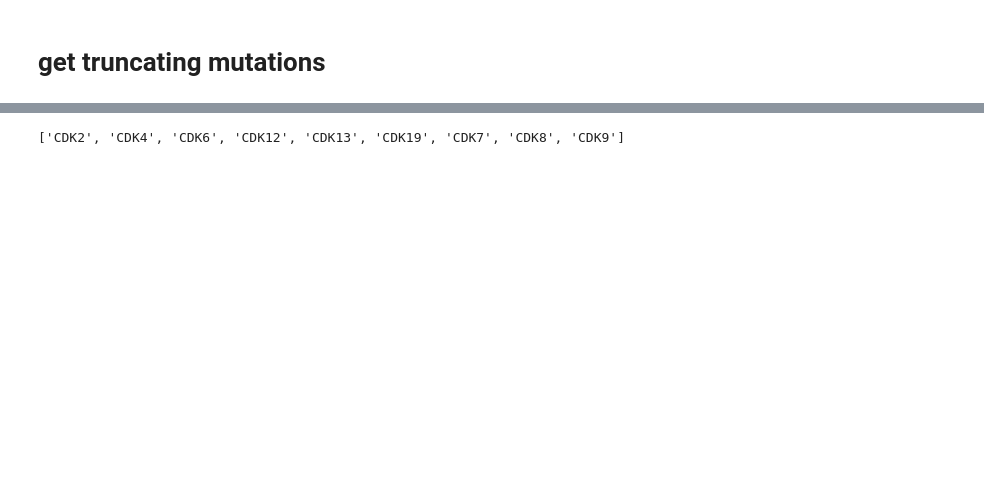
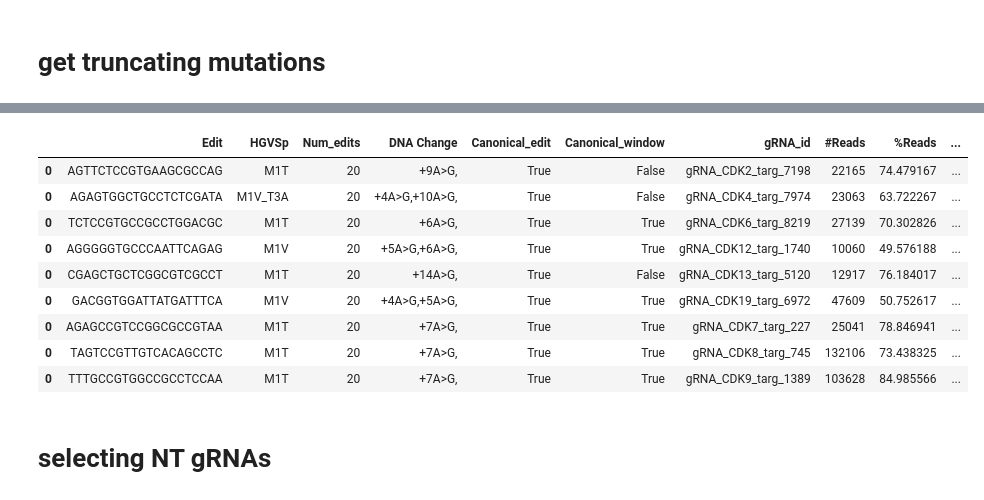
Before and after one commit to samgould2/CDK-BE-mutagenesis, a Jupyter notebook: notebooks/13_CROP-seq_library/CROPseq_lib.ipynb, the cells around one changed output, grey strips where cells are left out. Cells and saved outputs as stored; diff of their text form; code cells hidden in the pictures; blank space fills up the shorter version.

```diff
--- a/notebooks/13_CROP-seq_library/CROPseq_lib.ipynb
+++ b/notebooks/13_CROP-seq_library/CROPseq_lib.ipynb
@@ -275,0 +362,18 @@ print(len(cbe_merged_filtered))
+# %%
+#---merge
+abe_merged_fitness = pd.merge(ABE_edit_info_fitness, fit_abe, on='gRNA_id', how='outer')
+cbe_merged_fitness = pd.merge(CBE_edit_info_fitness, fit_cbe, on='gRNA_id', how='outer')
+
+#---filtration
+editing_cutoff = 20
+base_min = 100
+noncanonical_perc_max = 50
+
+abe_merged_filtered_fitness = abe_merged_fitness[(abe_merged_fitness['classification']=='targeting') & (abe_merged_fitness['Top_HGVSp']!='WT')]
+cbe_merged_filtered_fitness = cbe_merged_fitness[(cbe_merged_fitness['classification']=='targeting') & (cbe_merged_fitness['Top_HGVSp']!='WT')]
+
+cbe_merged_filtered_fitness = cbe_merged_filtered_fitness[(cbe_merged_filtered_fitness['Top_HGVSp_%Reads_adjusted']>editing_cutoff) & (cbe_merged_filtered_fitness['NonCanonical_%Reads']<noncanonical_perc_max) & (cbe_merged_filtered_fitness['base_RAW_Plasmid']>base_min)].sort_values(by='gene')
+abe_merged_filtered_fitness = abe_merged_filtered_fitness[(abe_merged_filtered_fitness['Top_HGVSp_%Reads_adjusted']>editing_cutoff) & (abe_merged_filtered_fitness['NonCanonical_%Reads']<noncanonical_perc_max) & (abe_merged_filtered_fitness['base_RAW_Plasmid']>base_min)].sort_values(by='gene')
+
+print(len(abe_merged_filtered_fitness))
+print(len(cbe_merged_filtered_fitness))
@@ -282,8 +658,10 @@ cbe_merged_filtered.to_excel('CBE_merged_filtered.xlsx', index=False)
 # %%
 ters_CBE = [i for i in CBE_canonical_edits['HGVSp'].unique() if '*' in i]
 
-ters_ABE = [i for i in ABE_canonical_edits['HGVSp'].unique() if '*' in i]
+#for ABE, get the gRNAs that target the first codon (phenocopy a truncation)
+ters_ABE = [i for i in ABE_canonical_edits['HGVSp'].unique() if ('M1T' in i) or ('M1V' in i)]
 
+ter_ABE = ABE_canonical_edits[ABE_canonical_edits['HGVSp'].isin(ters_ABE)].sort_values(by='%Reads', ascending=False).reset_index(drop=True)
 ter = CBE_canonical_edits[CBE_canonical_edits['HGVSp'].isin(ters_CBE)].sort_values(by='%Reads', ascending=False).reset_index(drop=True)
 
 genes = list(CBE_canonical_edits['Gene'].unique())
@@ -291,7 +669,20 @@ genes = list(CBE_canonical_edits['Gene'].unique())
 toph = []
 for gene in genes:
     subset = ter[ter['Gene']==gene].sort_values(by='%Reads', ascending=False).drop_duplicates(subset=['gRNA_id']).reset_index(drop=True)
-    topx = subset.head(3)
+    topx = subset.head(10)
     toph.append(topx)
 
-pd.concat(toph)
+top_ter_cbe = pd.concat(toph)
+
+pattern = r"-?\d*\.?\d+"
+# The expression \d+\.\d+|\d+ matches both floating-point numbers and integers
+top_ter_cbe['codon'] = [int(re.findall(pattern, i)[0]) for i in top_ter_cbe['HGVSp']]
+
+genes = list(ABE_canonical_edits['Gene'].unique())
+toph = []
+for gene in genes:
+    subset = ter_ABE[ter_ABE['Gene']==gene].sort_values(by='%Reads', ascending=False).drop_duplicates(subset=['gRNA_id']).reset_index(drop=True)
+    topx = subset.head(1)
+    toph.append(topx)
+
+top_ter_abe = pd.concat(toph)
@@ -316,5 +689,18 @@ pd.concat(toph)
+# %%
+#clear choices for abe
+top_ter_abe
+# %% [output]
+|  | Edit | HGVSp | Num_edits | DNA Change | Canonical_edit | Canonical_window | gRNA_id | #Reads | %Reads | ... |
+| 0 | AGTTCTCCGTGAAGCGCCAG | M1T | 20 | +9A>G, | True | False | gRNA_CDK2_targ_7198 | 22165 | 74.479167 | ... |
+| 0 | AGAGTGGCTGCCTCTCGATA | M1V_T3A | 20 | +4A>G,+10A>G, | True | False | gRNA_CDK4_targ_7974 | 23063 | 63.722267 | ... |
+| 0 | TCTCCGTGCCGCCTGGACGC | M1T | 20 | +6A>G, | True | True | gRNA_CDK6_targ_8219 | 27139 | 70.302826 | ... |
+| 0 | AGGGGGTGCCCAATTCAGAG | M1V | 20 | +5A>G,+6A>G, | True | True | gRNA_CDK12_targ_1740 | 10060 | 49.576188 | ... |
+| 0 | CGAGCTGCTCGGCGTCGCCT | M1T | 20 | +14A>G, | True | False | gRNA_CDK13_targ_5120 | 12917 | 76.184017 | ... |
+| 0 | GACGGTGGATTATGATTTCA | M1V | 20 | +4A>G,+5A>G, | True | True | gRNA_CDK19_targ_6972 | 47609 | 50.752617 | ... |
+| 0 | AGAGCCGTCCGGCGCCGTAA | M1T | 20 | +7A>G, | True | True | gRNA_CDK7_targ_227 | 25041 | 78.846941 | ... |
+| 0 | TAGTCCGTTGTCACAGCCTC | M1T | 20 | +7A>G, | True | True | gRNA_CDK8_targ_745 | 132106 | 73.438325 | ... |
+| 0 | TTTGCCGTGGCCGCCTCCAA | M1T | 20 | +7A>G, | True | True | gRNA_CDK9_targ_1389 | 103628 | 84.985566 | ... |
 # %%
-genes = list(CBE_canonical_edits['Gene'].unique())
-genes
+#for CBE
+#select the earliest truncation that's above a given threshold
+top_ter_cbe_selected = top_ter_cbe[top_ter_cbe['%Reads']>40].sort_values(by=['Gene', 'codon'], ascending=[True, True]).drop_duplicates(subset=['Gene'], keep='first').reset_index(drop=True)
-# %% [output]
-['CDK2', 'CDK4', 'CDK6', 'CDK12', 'CDK13', 'CDK19', 'CDK7', 'CDK8', 'CDK9']
@@ -320,0 +731,2 @@ genes
+# %% [markdown]
+# selecting NT gRNAs
```
Also changed, not shown: parts of 38 cells of this notebook, 5 other files.
